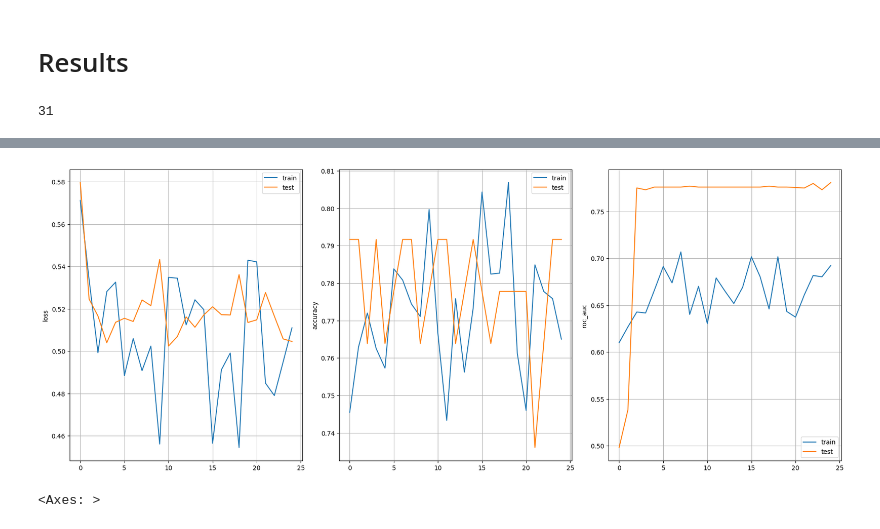
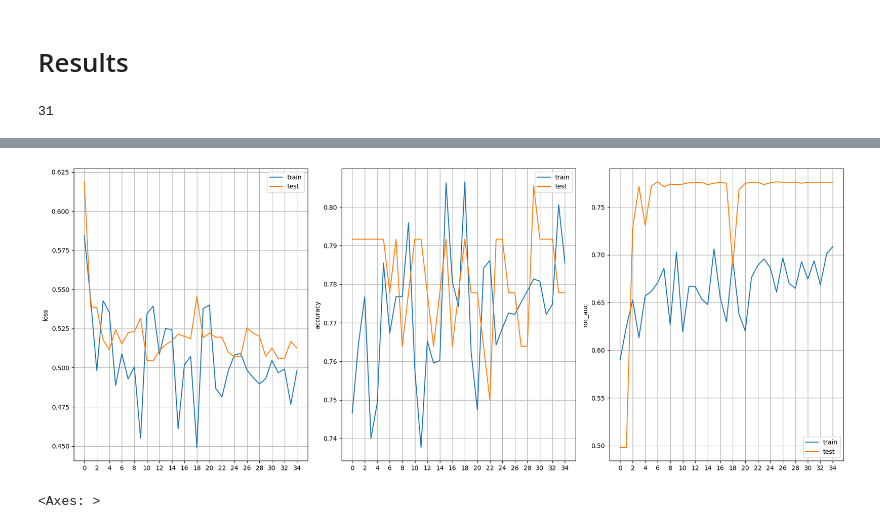
Before and after one commit to MadushanPathirana/msc-research, a Jupyter notebook: adaptive_learning.ipynb, the cells around one changed output, grey strips where cells are left out. Drawn from its saved outputs; the diff is of its cells as text; code cells hidden in the pictures.

```diff
--- a/adaptive_learning.ipynb
+++ b/adaptive_learning.ipynb
@@ -86,13 +86,15 @@ cpu
 # %% [markdown]
 # Configurations
 # %%
-batch_size = 25 # number of users per batch
+batch_size = 24 # number of users per batch
 block_size = 3 # sequnce lenght
 train_split = .82
 skill_embd_dim = 256
 num_epochs = 10
 num_LSTM_layers = 1
 hidden_size = 300
+lr = 0.0005
+wd = 1e-10
 
 out_channels=1
 # %% [markdown]
@@ -463,22 +481,26 @@ def test(model,data_test,skill_grpah,epoch,optimizer):
 # %%
 def results(train_losses,test_losses,train_accuracy,test_accuracy,train_roc_auc,test_roc_auc):
   fig,axs=plt.subplots(1,3,figsize=(18,7))
+  x_ticks = np.arange(0,len(train_losses),2)
   axs[0].plot(train_losses, label = 'train')
   axs[0].plot(test_losses, label = 'test')
   axs[0].set_ylabel('loss')
   axs[0].legend()
+  axs[0].set_xticks(x_ticks,x_ticks)
   axs[0].grid()
 
   axs[1].plot(train_accuracy, label = 'train')
   axs[1].plot(test_accuracy, label = 'test')
   axs[1].set_ylabel('accuracy')
   axs[1].legend()
+  axs[1].set_xticks(x_ticks,x_ticks)
   axs[1].grid()
 
   axs[2].plot(train_roc_auc, label = 'train')
   axs[2].plot(test_roc_auc, label = 'test')
   axs[2].set_ylabel('roc_auc')
   axs[2].legend()
+  axs[2].set_xticks(x_ticks,x_ticks)
   axs[2].grid()
 
   plt.tight_layout()
@@ -543,7 +565,7 @@ def train(epoches):
 # %% [markdown]
 # Results
 # %%
-train(25)
+train(35)
 # %% [output]
 31
 Data(edge_index=[2, 41])
@@ -566,4 +588,4 @@ Test -> loss : 0.50458 , accuracy :  79.17% , roc_auc  78.08%
-[figure, old version]
+[figure, new version]
 # %%
 train_data,test_data=train_test_split(df)
 # %%
```
Also changed, not shown: parts of 5 cells of this notebook.
